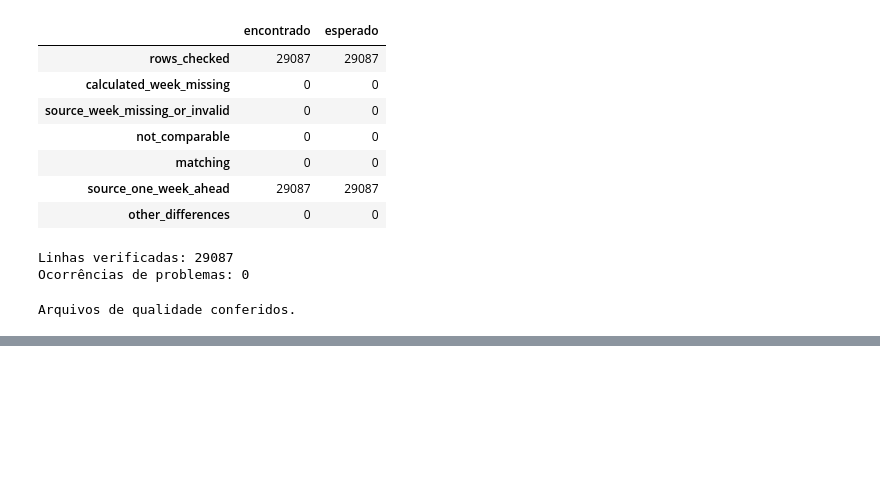
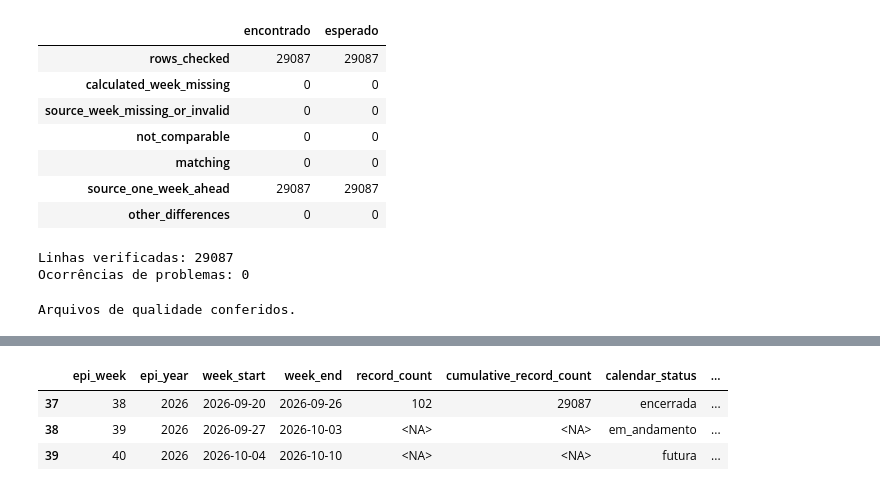
Before and after one commit to MatheusRPessoa/Sentinela, a Jupyter notebook: notebooks/exploracao_srag_2026.ipynb, the cells around one changed output, grey strips where cells are left out. Saved outputs shown, nothing was run; the diff lists cells and outputs as text; code cells hidden in the pictures; blank space fills up the shorter version.

```diff
--- a/notebooks/exploracao_srag_2026.ipynb
+++ b/notebooks/exploracao_srag_2026.ipynb
@@ -1124,0 +1259,62 @@ Arquivos de qualidade conferidos.
+# %%
+source_updated_at = pd.Timestamp("2026-09-28T00:47:00-03:00")
+reference_date = source_updated_at.tz_localize(None).normalize()
+
+weekly_coverage = (
+    weekly_series
+    .set_index("epi_week")
+    .reindex(range(1, 53))
+    .rename_axis("epi_week")
+    .reset_index()
+)
+
+weekly_coverage["epi_year"] = 2026
+
+weekly_coverage["week_start"] = (
+    pd.Timestamp("2026-01-04")
+    + pd.to_timedelta(
+        (weekly_coverage["epi_week"] - 1) * 7,
+        unit="D",
+    )
+)
+
+weekly_coverage["week_end"] = (
+    weekly_coverage["week_start"]
+    + pd.Timedelta(days=6)
+)
+
+for column in ["record_count", "cumulative_record_count"]:
+    weekly_coverage[column] = (
+        weekly_coverage[column].astype("Int64")
+    )
+
+weekly_coverage["calendar_status"] = "futura"
+
+weekly_coverage.loc[
+    weekly_coverage["week_end"] < reference_date,
+    "calendar_status",
+] = "encerrada"
+
+weekly_coverage.loc[
+    (weekly_coverage["week_start"] <= reference_date)
+    & (weekly_coverage["week_end"] >= reference_date),
+    "calendar_status",
+] = "em_andamento"
+
+weekly_coverage["data_status"] = "sem_cobertura_confirmada"
+
+weekly_coverage.loc[
+    weekly_coverage["record_count"].notna(),
+    "data_status",
+] = "observado"
+
+display(
+    weekly_coverage.loc[
+        weekly_coverage["epi_week"].isin([38, 39, 40])
+    ]
+)
+# %% [output]
+|  | epi_week | epi_year | week_start | week_end | record_count | cumulative_record_count | calendar_status | ... |
+| 37 | 38 | 2026 | 2026-09-20 | 2026-09-26 | 102 | 29087 | encerrada | ... |
+| 38 | 39 | 2026 | 2026-09-27 | 2026-10-03 | <NA> | <NA> | em_andamento | ... |
+| 39 | 40 | 2026 | 2026-10-04 | 2026-10-10 | <NA> | <NA> | futura | ... |
```
Also changed, not shown: parts of 13 cells of this notebook.
